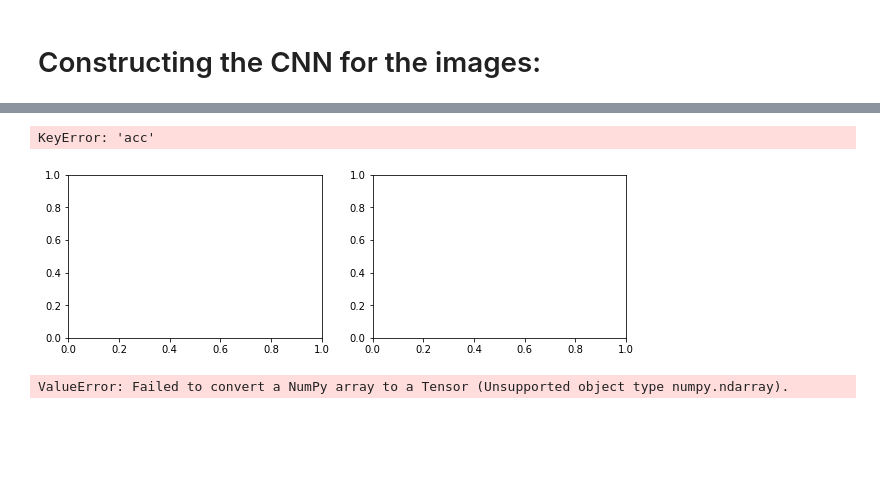
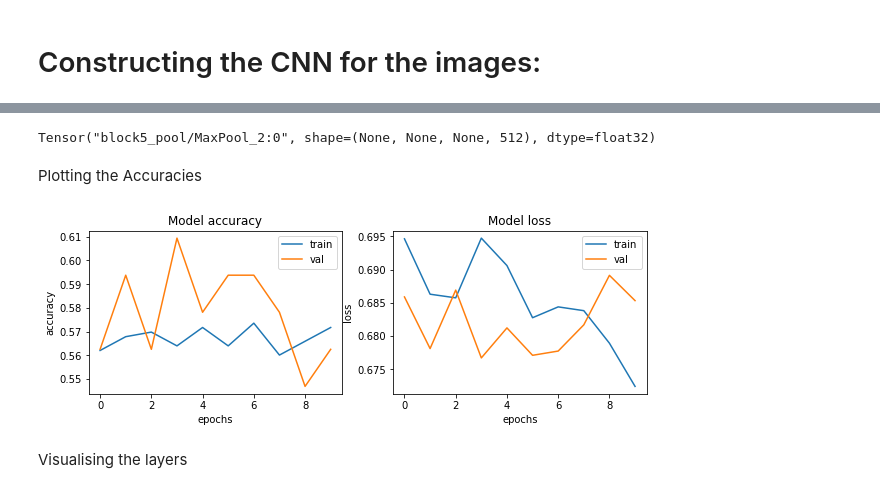
Before and after one commit to women-in-ai-ireland/October-2020-WaiLEARN-Detecting-COVID-19, a Jupyter notebook: Notebooks/Chest Xray dataset.ipynb, the cells around one changed output, grey strips where cells are left out. Drawn from its saved outputs; the diff is of its cells as text; code cells hidden in the pictures; blank space fills up the shorter version.

Commit message:
Add files via upload
With layer visualisation and explainability

```diff
--- a/Notebooks/Chest Xray dataset.ipynb
+++ b/Notebooks/Chest Xray dataset.ipynb
@@ -392,4 +402,7 @@ for i, _set in enumerate(['train', 'val', 'test']):
 # %%
+# No. of images per set for only AP images
+direc = r"C:/Users/buvan/Downloads/Chest-Xray/covid-chestxray-dataset-master/images/"
+
 for _set in ['train', 'val', 'test']:
     n_normal = len(os.listdir(direc + _set + '/Covid'))
     n_infect = len(os.listdir(direc + _set + '/NonCovid'))
@@ -540,25 +686,29 @@ Epoch 00010: ReduceLROnPlateau reducing learning rate to 8.100000013655517e-06.
+# %%
+print(model.output)
+# %% [output]
+Tensor("block5_pool/MaxPool_2:0", shape=(None, None, None, 512), dtype=float32)
+# %% [markdown]
+Plotting the Accuracies
 # %%
 fig, ax = plt.subplots(1, 2, figsize=(10, 3))
 ax = ax.ravel()
 
-for i, met in enumerate(['acc', 'loss']):
+for i, met in enumerate(['accuracy', 'loss']):
     ax[i].plot(hist.history[met])
     ax[i].plot(hist.history['val_' + met])
     ax[i].set_title('Model {}'.format(met))
     ax[i].set_xlabel('epochs')
     ax[i].set_ylabel(met)
     ax[i].legend(['train', 'val'])
 # %% [output]
-KeyError: 'acc'
-[figure, old version]
+[figure, new version]
 # %%
 from sklearn.metrics import accuracy_score, confusion_matrix
 
-test_data = np.array(test_data)
-preds = model.predict(test_data)
+preds = model.predict(train_gen)
 
-acc = accuracy_score(test_labels, np.round(preds))*100
-cm = confusion_matrix(test_labels, np.round(preds))
+acc = accuracy_score(test_gen, np.round(preds))*100
+cm = confusion_matrix(test_gen, np.round(preds))
 tn, fp, fn, tp = cm.ravel()
 
 print('CONFUSION MATRIX ------------------')
@@ -574,5 +724,5 @@ print('F1-score: {}'.format(2*precision*recall/(precision+recall)))
 
 print('\nTRAIN METRIC ----------------------')
 print('Train acc: {}'.format(np.round((hist.history['acc'][-1])*100, 2)))
-# %% [output]
-ValueError: Failed to convert a NumPy array to a Tensor (Unsupported object type numpy.ndarray).
+# %% [markdown]
+Visualising the layers
```
Also changed, not shown: parts of 44 cells of this notebook.
